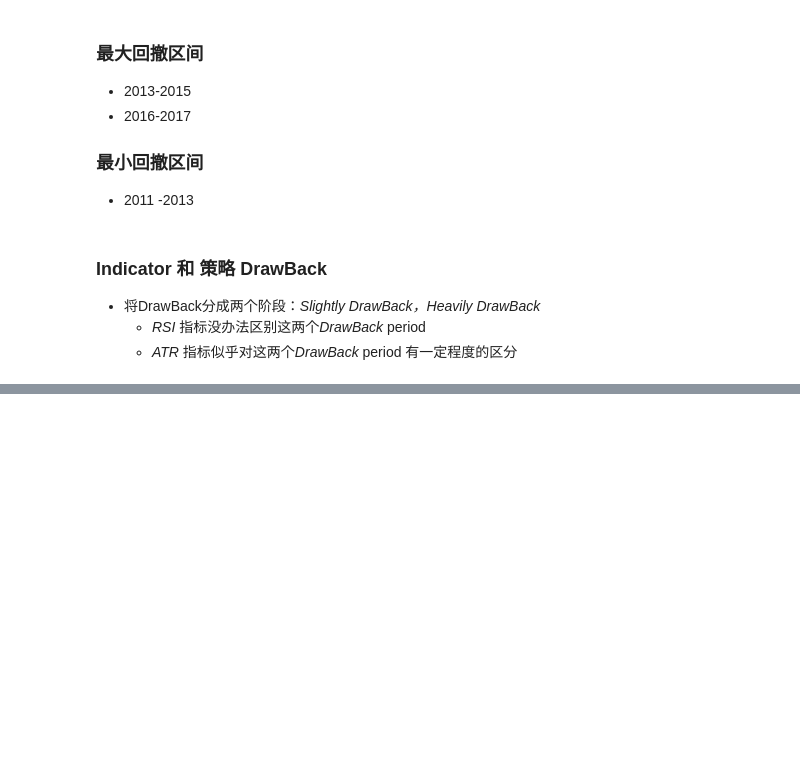
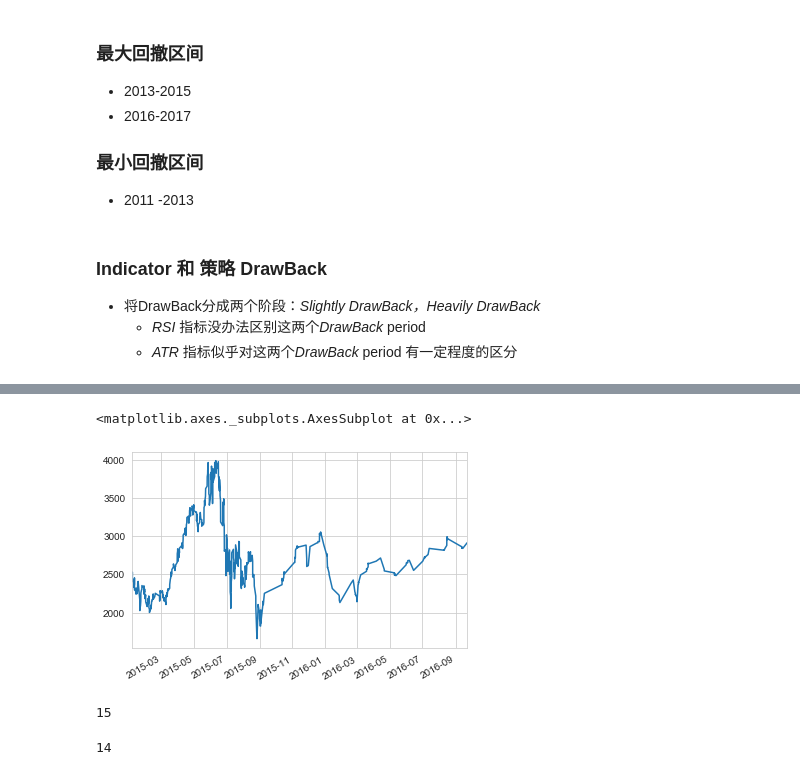
Before and after one commit to Yiran13/CTA-, a Jupyter notebook: Double Rsi 策略性能提升.ipynb, the cells around one changed output, grey strips where cells are left out. Drawn from its saved outputs; the diff is of its cells as text; code cells hidden in the pictures; blank space fills up the shorter version.

```diff
--- a/Double Rsi 策略性能提升.ipynb
+++ b/Double Rsi 策略性能提升.ipynb
@@ -270,0 +277,13 @@ summary_dict = engine.calculate_statistics()
+# %%
+cum_close = pd.Series(engine.strategy.cum_close_list,index=engine.strategy.cum_time_list)
+cum_open = pd.Series(engine.strategy.cum_open_list,index=engine.strategy.cum_time_list)
+cum_high = pd.Series(engine.strategy.cum_high_list,index=engine.strategy.cum_time_list)
+cum_low = pd.Series(engine.strategy.cum_low_list,index=engine.strategy.cum_time_list)
+cum_volume = pd.Series(engine.strategy.cum_volume_list,index=engine.strategy.cum_time_list)
+cum_df = pd.concat([cum_open,cum_high,cum_low,cum_close,cum_volume],axis = 1)
+cum_df.columns = ['open','high','low','close','volume']
+# %%
+cum_close.plot()
+# %% [output]
+<matplotlib.axes._subplots.AxesSubplot at 0x...>
+[figure, added]
@@ -270,0 +294,8 @@ summary_dict = engine.calculate_statistics()
+# %%
+len(engine.strategy.short_order_record)
+# %% [output]
+15
+# %%
+len(engine.strategy.long_order_record)
+# %% [output]
+14
```
Also changed, not shown: parts of 41 cells of this notebook, 11 other files.
